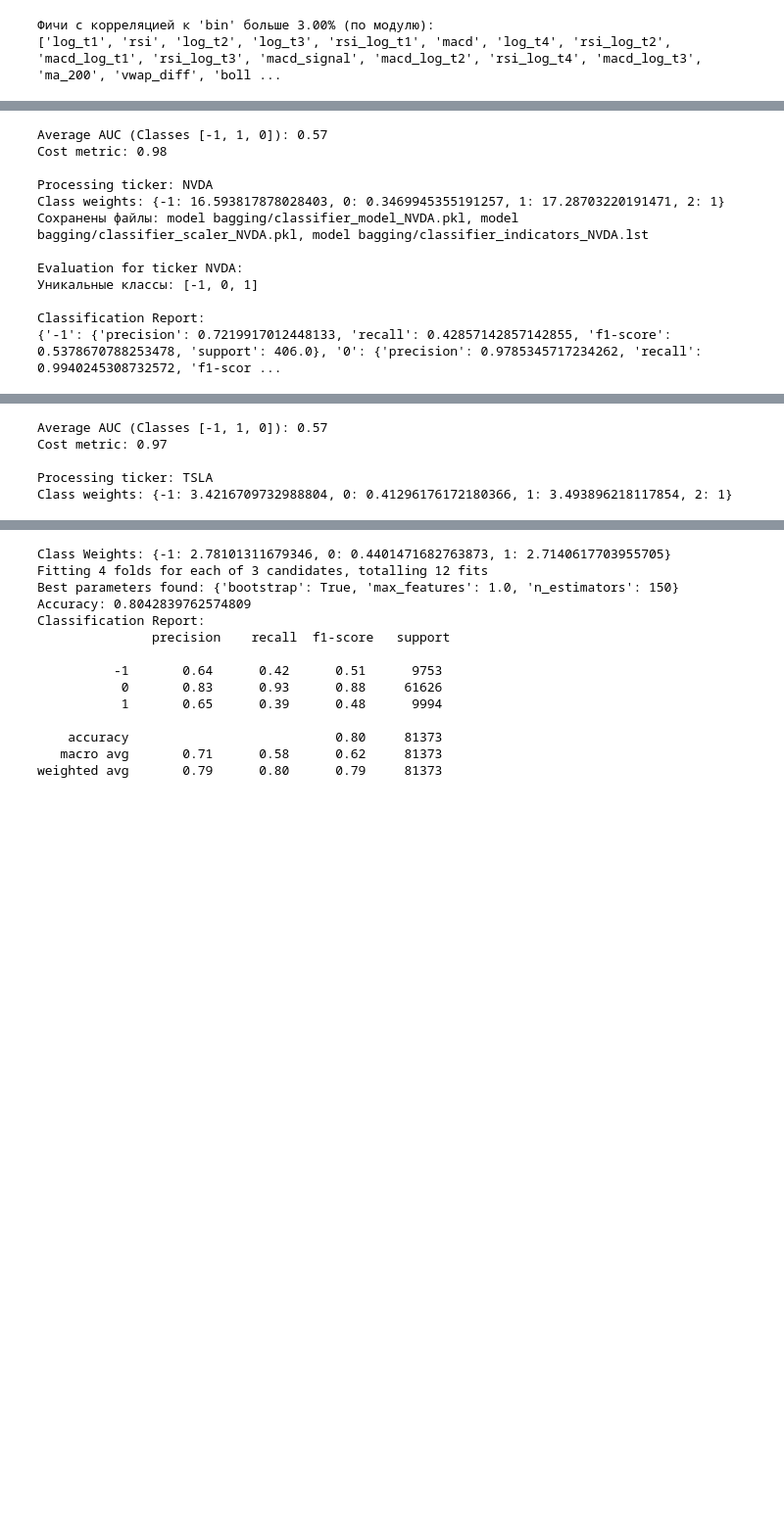
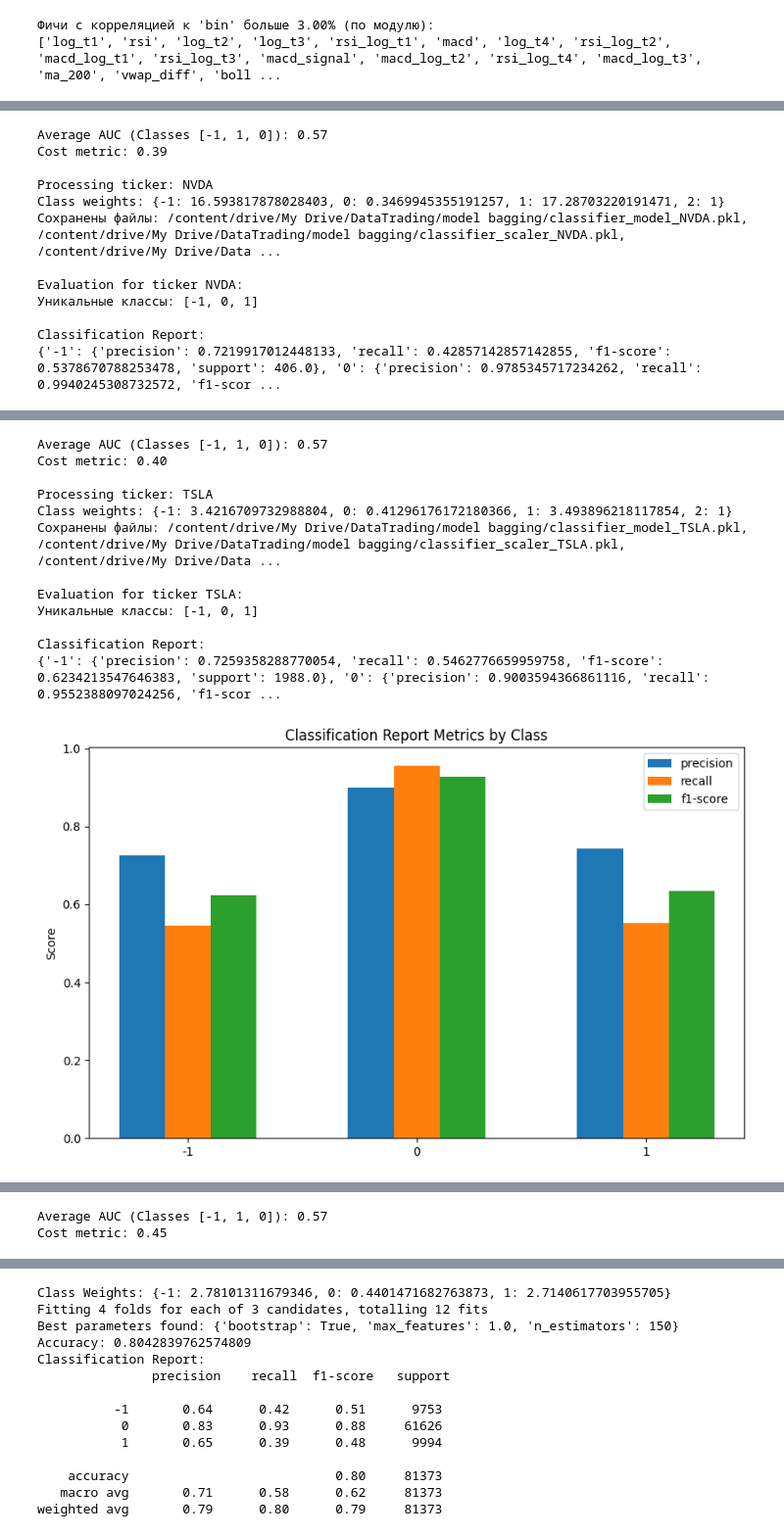
Before and after one commit to SvenTern/algotrade, a Jupyter notebook: Обучение_первых_основных_моделей.ipynb, the cells around one changed output, grey strips where cells are left out. Shown at 98% size. Saved outputs shown, nothing was run; the diff lists cells and outputs as text; code cells hidden in the pictures; blank space fills up the shorter version.

```diff
--- a/Обучение_первых_основных_моделей.ipynb
+++ b/Обучение_первых_основных_моделей.ipynb
@@ -248,7 +248,17 @@ _, list_main_indicators = get_correlation(labels, indicators, column_main=label,
 
 base_folder= '/content/drive/My Drive/DataTrading/' + 'model bagging'
 
-train_bagging(labels, indicators, list_main_indicators, label, base_folder='model bagging', test_size=0.2, random_state=42, n_estimators=20)
+train_bagging(labels, indicators, list_main_indicators, label, base_folder=base_folder, test_size=0.2, random_state=42, n_estimators=20)
+
+
+# нужно загрузить модели bagging
+# по ним сделать предсказания, после чего добавить их в indicators ...
+# использовать эти данные в индикаторах ... для обучения модели регрессии ...
+# update indicators after bagging train
+Need_update_indicators = True
+if Need_update_indicators:
+  indicators = update_indicators(labels, indicators, type='bagging')
+  indicators.to_csv(processor.file_path + 'indicators.csv', index=True)
 # %% [output]
 Фичи с корреляцией к 'bin' больше 3.00% (по модулю):
 ['log_t1', 'rsi', 'log_t2', 'log_t3', 'rsi_log_t1', 'macd', 'log_t4', 'rsi_log_t2', 'macd_log_t1', 'rsi_log_t3', 'macd_signal', 'macd_log_t2', 'rsi_log_t4', 'macd_log_t3', 'ma_200', 'vwap_diff', 'boll ...
@@ -259,29 +269,37 @@ Class weights: {-1: 23.54528212422949, 0: 0.3429504777493465, 1: 24.006284747401
 
 Evaluation for ticker AAPL:
 Уникальные классы: [-1, 0, 1]
 
 Classification Report:
 {'-1': {'precision': 0.7116564417177914, 'recall': 0.42028985507246375, 'f1-score': 0.5284738041002278, 'support': 276.0}, '0': {'precision': 0.985258739826995, 'recall': 0.9957066004552038, 'f1-score ...
 [figure]
 [figure]
 [figure]
 Average AUC (Classes [-1, 1, 0]): 0.57
-Cost metric: 0.98
+Cost metric: 0.39
 
 Processing ticker: NVDA
 Class weights: {-1: 16.593817878028403, 0: 0.3469945355191257, 1: 17.28703220191471, 2: 1}
-Сохранены файлы: model bagging/classifier_model_NVDA.pkl, model bagging/classifier_scaler_NVDA.pkl, model bagging/classifier_indicators_NVDA.lst
+Сохранены файлы: /content/drive/My Drive/DataTrading/model bagging/classifier_model_NVDA.pkl, /content/drive/My Drive/DataTrading/model bagging/classifier_scaler_NVDA.pkl, /content/drive/My Drive/Data ...
 
 Evaluation for ticker NVDA:
 Уникальные классы: [-1, 0, 1]
 
 Classification Report:
 {'-1': {'precision': 0.7219917012448133, 'recall': 0.42857142857142855, 'f1-score': 0.5378670788253478, 'support': 406.0}, '0': {'precision': 0.9785345717234262, 'recall': 0.9940245308732572, 'f1-scor ...
 [figure]
 [figure]
 [figure]
 Average AUC (Classes [-1, 1, 0]): 0.57
-Cost metric: 0.97
+Cost metric: 0.40
 
 Processing ticker: TSLA
 Class weights: {-1: 3.4216709732988804, 0: 0.41296176172180366, 1: 3.493896218117854, 2: 1}
+Сохранены файлы: /content/drive/My Drive/DataTrading/model bagging/classifier_model_TSLA.pkl, /content/drive/My Drive/DataTrading/model bagging/classifier_scaler_TSLA.pkl, /content/drive/My Drive/Data ...
+
+Evaluation for ticker TSLA:
+Уникальные классы: [-1, 0, 1]
+
+Classification Report:
+{'-1': {'precision': 0.7259358288770054, 'recall': 0.5462776659959758, 'f1-score': 0.6234213547646383, 'support': 1988.0}, '0': {'precision': 0.9003594366861116, 'recall': 0.9552388097024256, 'f1-scor ...
+[figure, added]
@@ -288,3 +308,5 @@ Class weights: {-1: 3.4216709732988804, 0: 0.41296176172180366, 1: 3.49389621811
+Average AUC (Classes [-1, 1, 0]): 0.57
+Cost metric: 0.45
 # %%
 # нужно загрузить модели bagging
 # по ним сделать предсказания, после чего добавить их в indicators ...
```
Also changed, not shown: parts of 5 cells of this notebook.
